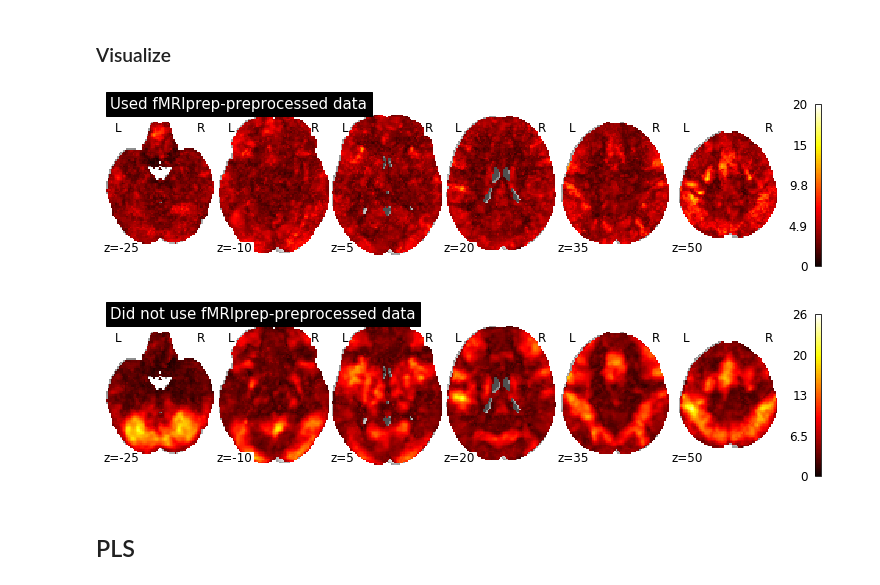
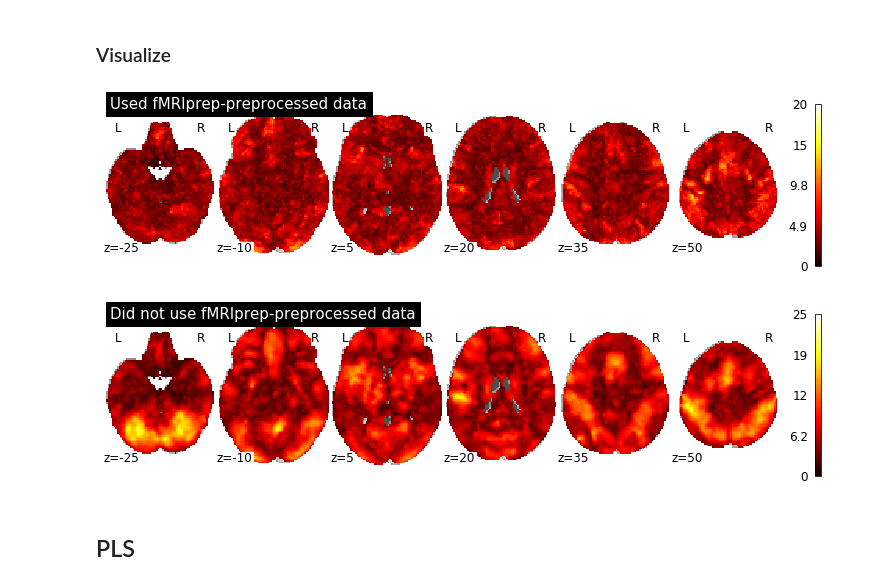
Before and after one commit to koudyk/narps_meta, a Jupyter notebook: analyses/Analysis_I-evaluating_the_problem.ipynb, the cells around one changed output. Drawn from its saved outputs; the diff is of its cells as text; code cells hidden in the pictures.

```diff
--- a/analyses/Analysis_I-evaluating_the_problem.ipynb
+++ b/analyses/Analysis_I-evaluating_the_problem.ipynb
@@ -253,50 +216,51 @@ mean_fpN = np.mean(imgs_fpN, axis=team_axis)
 # %% [markdown]
 ### Analytic range
 # %%
-range_all = np.abs(np.max(imgs_all, axis=team_axis) - np.min(imgs_all, axis=team_axis))
-range_SPM12 = np.abs(np.max(imgs_SPM12, axis=team_axis) - np.min(imgs_SPM12, axis=team_axis))
-range_FSL = np.abs(np.max(imgs_FSL, axis=team_axis) - np.min(imgs_FSL, axis=team_axis))
-range_fpY = np.abs(np.max(imgs_fpY, axis=team_axis) - np.min(imgs_FSL, axis=team_axis))
-range_fpN = np.abs(np.max(imgs_fpN, axis=team_axis) - np.min(imgs_FSL, axis=team_axis))
+team_axis = 0
+
+range_all = np.abs(
+    np.max(imgs_all, axis=team_axis) - np.min(imgs_all, axis=team_axis)
+)
+
+range_fpY = np.abs(
+    np.max(imgs_fpY, axis=team_axis) - np.min(imgs_fpY, axis=team_axis)
+)
+range_fpN = np.abs(
+    np.max(imgs_fpN, axis=team_axis) - np.min(imgs_fpN, axis=team_axis)
+)
 # %% [markdown]
 ### Visualize
 # %%
 %matplotlib inline
-order = 'C'
+order = "C"
 z_cut_coords = np.arange(-25, 65, 15)
-brain_fig_size = (10,2.5)
-font = {'size'   : 12}
-matplotlib.rc('font', **font)
+brain_fig_size = (10, 2.5)
+font = {"size": 12}
+matplotlib.rc("font", **font)
 
 maps = {
-    #'Mean activation of all images': mean_all,
-    #'Mean activation of images using SPM12 for getting test stats': mean_SPM12,
-    #'Mean activation of images using FSL for getting test stats': mean_FSL,
-    #'Mean activation of images using fmriprep-preprocessed data': mean_fpY,
-    #'Mean activation of images not using fmriprep-preprocessed data': mean_fpN,
-    #'Analytic range of all images': range_all,
-    #'Analytic range of images using SPM12 for getting test stats': range_SPM12,
-    #'Analytic range of images using FSL for getting test stats': range_FSL,
-    'Used fMRIprep-preprocessed data': range_fpY,
-    'Did not use fMRIprep-preprocessed data': range_fpN,
-    #
+    "Used fMRIprep-preprocessed data": range_fpY,
+    "Did not use fMRIprep-preprocessed data": range_fpN,
 }
 
 for name, img in maps.items():
     nii = fun.flat_mat_to_nii(flat_mat=img, ref_niimg=template, order=order)
-    plotting.plot_stat_map(nii,
-                           title=name,
-                           display_mode='z',
-                           cut_coords=z_cut_coords,
-                           figure=plt.figure(figsize=brain_fig_size))
+    plotting.plot_stat_map(
+        nii,
+        title=name,
+        display_mode="z",
+        cut_coords=z_cut_coords,
+        figure=plt.figure(figsize=brain_fig_size),
+    )
 
-    if save_figs: plt.savefig('../figures/final_figures_paper/results1B_hypo%d_%s.png'\
-                                  %(hypothesis, name.replace(' ', '-')))
-    #if save_results: nii.to_filename('../data-narps/results1B_hypo%d_%s.nii.gz' \
-    #                              %(hypothesis, name.replace(' ', '-')))
+    if save_figs:
+        plt.savefig(
+            "../figures/final_figures_paper/results1B_hypo%d_%s.png"
+            % (hypothesis, name.replace(" ", "-"))
+        )
 # %% [output]
-[figure, old version]
+[figure, new version]
-[figure, old version]
+[figure, new version]
 # %% [markdown]
 ## PLS
 # %% [markdown]
```
Also changed, not shown: parts of 29 cells of this notebook, 3 other files.
